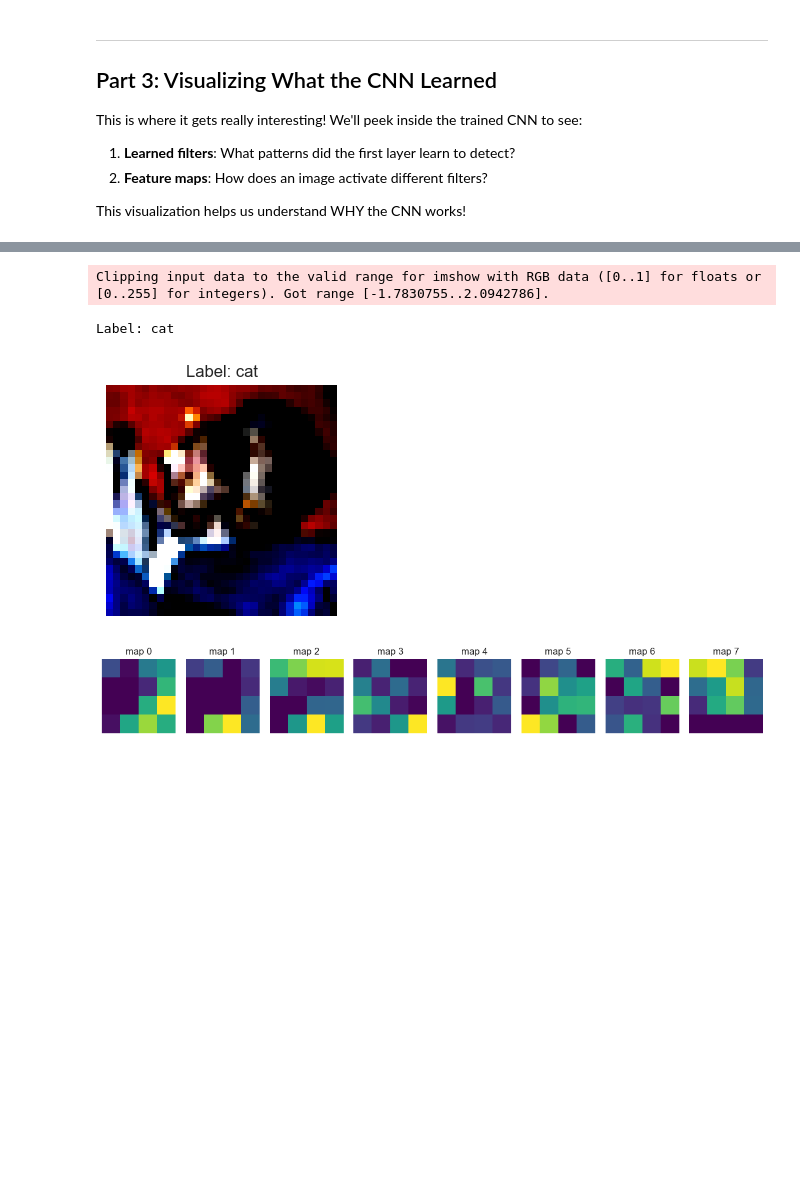
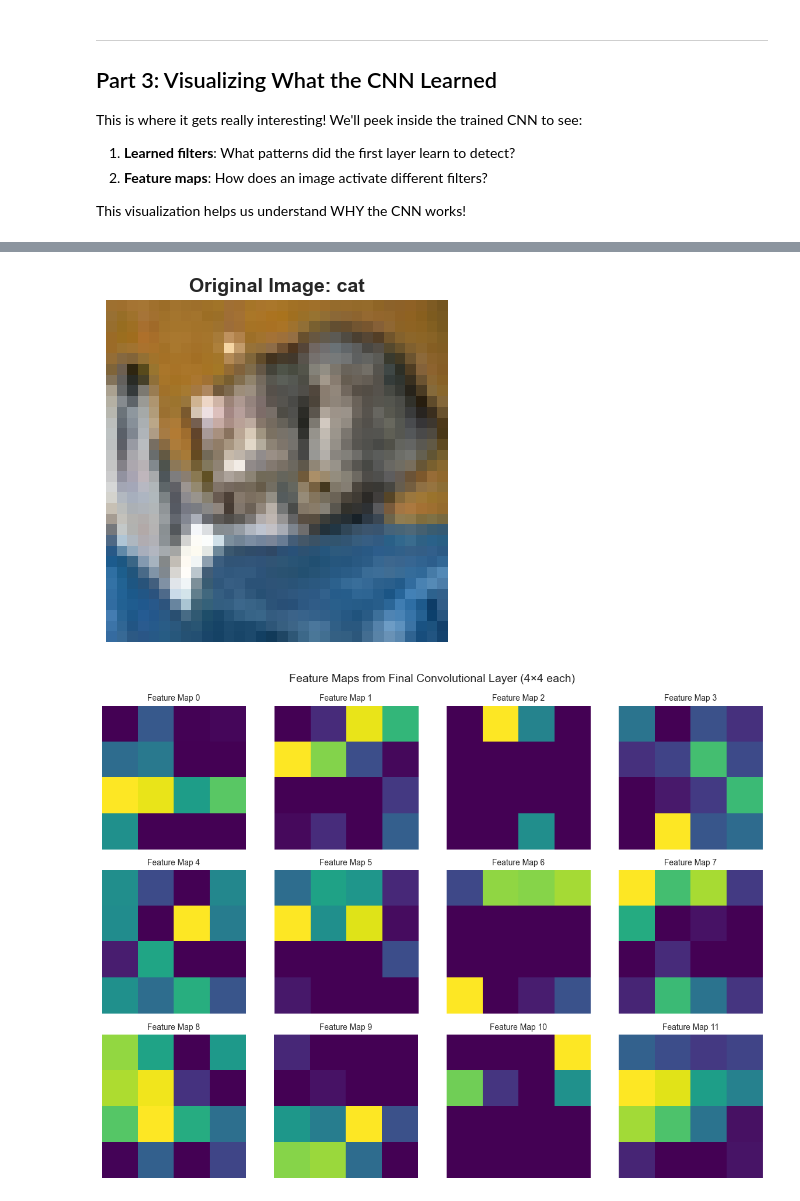
Before and after one commit to vib-training-conferences/machine-learning-and-deep-learning-fundamentals, a Jupyter notebook: exercises/cnn_visualization.ipynb, the cells around one changed output, grey strips where cells are left out. Cells and saved outputs as stored; diff of their text form; code cells hidden in the pictures; blank space fills up the shorter version.

```diff
--- a/exercises/cnn_visualization.ipynb
+++ b/exercises/cnn_visualization.ipynb
@@ -164,7 +164,7 @@ edge_kernel = kernels["edge"]
 settings = [
     (1, 0, "stride=1, pad=0 (default)"),
     (1, 1, "stride=1, pad=1 (same size)"),
-    (7, 2, "stride=2, pad=0 (downsample)"),
+    (2, 0, "stride=2, pad=0 (downsample)"),
 ]
 
 fig, axes = plt.subplots(1, 3, figsize=(10, 3))
@@ -792,0 +774,20 @@ print("  • Compare to hand-crafted kernels - these were learned from data!")
+# %%
+# Visualize the filters of the last convolutional layer (128 filters)
+last_conv_layer = model.features[-4]  # Last conv layer in features
+last_weights = last_conv_layer.weight.detach().cpu()  # Shape: [128, 64, 3, 3]
+num_last_filters = last_weights.shape[0]
+cols = 16
+rows = int(np.ceil(num_last_filters / cols))
+fig, axes = plt.subplots(rows, cols, figsize=(16, 8))
+for i in range(rows * cols):
+    ax = axes.flatten()[i]
+    if i < num_last_filters:
+        w = last_weights[i]  # Shape: [64, 3, 3]
+        w = w.mean(dim=0)  # Average across input channels to get a single 3×3 filter
+        w = (w - w.min()) / (w.max() - w.min() + 1e-6)  # Normalize to [0, 1]
+        ax.imshow(w.numpy(), cmap="gray")
+        ax.set_title(f"Filter {i}", fontsize=8)
+    ax.axis("off")
+plt.suptitle("Learned Filters in Last Convolutional Layer (128 filters, averaged across input channels)", fontsize=14)
+plt.tight_layout()
+plt.show()
@@ -803,48 +806,36 @@ We'll:
 **Interpretation**: Bright regions in a feature map = strong activation = filter detected its pattern there!
 # %%
 # Get one test image
-sample_image, sample_label = test_dataset[0]
+sample_image, sample_label = test_data[0]
 
 # Pass through feature extractor only (not classifier)
 model.eval()
 with torch.no_grad():
     fmap = model.features(sample_image.unsqueeze(0).to(device)).cpu()[0]
     # fmap shape: [128, 4, 4] (128 feature maps, each 4×4)
 
 # Show original image
 img_vis = denormalize(sample_image, mean, std).clamp(0, 1).permute(1, 2, 0).numpy()
 plt.figure(figsize=(4, 4))
 plt.imshow(img_vis)
 plt.title(f"Original Image: {cifar10_labels[int(sample_label)]}", fontsize=14, fontweight='bold')
 plt.axis("off")
 plt.tight_layout()
 plt.show()
 
 # Show first 12 feature maps from final conv layer
 num_maps = min(12, fmap.shape[0])
 fig, axes = plt.subplots(3, 4, figsize=(12, 9))
 
 for i, ax in enumerate(axes.flatten()):
     if i < num_maps:
         ax.imshow(fmap[i].detach().numpy(), cmap="viridis")
         ax.set_title(f"Feature Map {i}", fontsize=10)
     ax.axis("off")
 
 plt.suptitle("Feature Maps from Final Convolutional Layer (4×4 each)", fontsize=14)
 plt.tight_layout()
 plt.show()
-
-print(f"📊 Feature Map Analysis:")
-print(f"  • Original image: 32×32×3 (RGB)")
-print(f"  • After all conv layers: 4×4×128 (128 feature maps)")
-print(f"  • Each feature map responds to different patterns")
-print(f"  • Bright regions = strong activations = pattern detected!")
-print(f"\n💡 Deeper layers detect more complex patterns:")
-print(f"  • Layer 1: edges, colors, simple textures")
-print(f"  • Layer 2: corners, patterns, combinations")
-print(f"  • Layer 3: object parts, complex shapes")
 # %% [output]
-Clipping input data to the valid range for imshow with RGB data ([0..1] for floats or [0..255] for integers). Got range [-1.7830755..2.0942786].
-Label: cat
-[figure, old version]
+[figure, new version]
-[figure, old version]
+[figure, new version]
```
Also changed, not shown: parts of 27 cells of this notebook.
